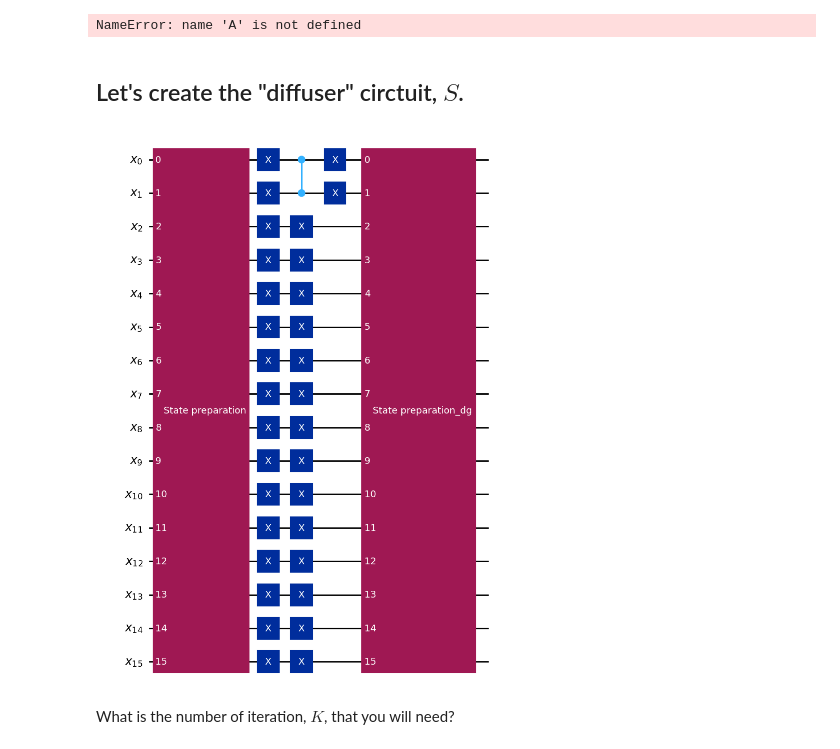
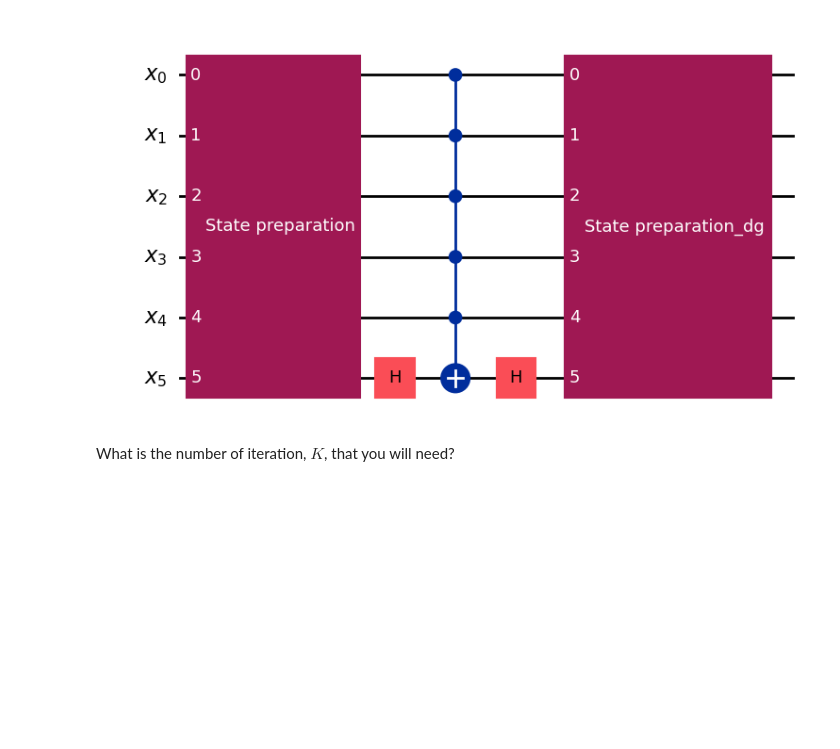
Before and after one commit to CatCan55/SudokuGrover, a Jupyter notebook: Sudoku_solver_with_Grover.ipynb, the cells around one changed output. Drawn from its saved outputs; the diff is of its cells as text; code cells hidden in the pictures; blank space fills up the shorter version.

```diff
--- a/Sudoku_solver_with_Grover.ipynb
+++ b/Sudoku_solver_with_Grover.ipynb
@@ -29,23 +73,15 @@ Successfully installed pylatexenc-2.10
 # %%
-quantum_register = QuantumRegister(size=32, name="x")
+quantum_register = QuantumRegister(size=2*emp, name="x")
 
 # Board has 16 boxes. each box is a number from 1 to 4.
-# A 2-qubit has a basis of 4 elements. So need 32 qubits since each box needs
-# 2 qubits. enumerate going across each row, left to right.
+# A 2-qubit has a basis of 4 elements. So need 2 qubits per empty so emp*2.
+# enumerate going across each row, left to right.
 
 state_preparation_circuit = QuantumCircuit(quantum_register, name="State preparation")
 
-# Put four ones on the board - do 1 (00), 2 (01), 3 (10), 4 (11) across top row
+# make states equally likely by applying Hadamard gate
 
-state_preparation_circuit.x(quantum_register[3])
-
-state_preparation_circuit.x(quantum_register[4])
-
-state_preparation_circuit.x(quantum_register[6])
-state_preparation_circuit.x(quantum_register[7])
-
-# make remaining states equivalently likely
-
-state_preparation_circuit.h(quantum_register[8:32])
+state_preparation_circuit.h(quantum_register)
 
 state_preparation_circuit.draw(output="mpl")
+Prep = state_preparation_circuit.to_gate()
@@ -56,33 +87,0 @@ Prep = state_preparation_circuit.to_gate()
-# %%
-#instead of adder like in the second notebook, we need to check when two cells are equal?
-# given a block, check with 3 others in row, 3 others in column, and 1 other in box = 7
-# have 16*7 = 112 boxes, and each pair then counted twice so just need 56
-
-ancilla_register = AncillaRegister(size=56, name="y")
-
-marker_circuit = QuantumCircuit(quantum_register, ancilla_register, name="marker")
-
-### I'm not sure how to define A so that it checks pairs.
-# for each cell I need to check if it equals any of the others in the box,
-# across the row, and down the column. so for [0] and [1] I set it to 00 state
-# which is 1. then I need to check if [2-3], [4-5], [6-7] are in 00, then
- # [8-9], [16-17], and [24-25], and then the one diagonal down which is [10-11].
- # how to automate that?
-
- # the rest of this code is from the workbook #2 from class
-
-marker_circuit.compose(A, inplace=True)
-
-marker_circuit.x(ancilla_register[0])
-marker_circuit.cz(ancilla_register[0], ancilla_register[1])
-marker_circuit.x(ancilla_register[0])
-
-marker_circuit.compose(Adg, inplace=True)
-
-###
-
-marker_circuit.draw(output="mpl")
-# %% [output]
-NameError: name 'A' is not defined
-# %% [markdown]
-## Let's create the "diffuser" circtuit, $S$.
@@ -89,22 +214,30 @@ NameError: name 'A' is not defined
 # %%
 
 diffuser_circuit = QuantumCircuit(quantum_register, name="diffuser")
 
 ### write the rest of the code below
 
 diffuser_circuit.compose(Prep, inplace=True)
 
-diffuser_circuit.x(quantum_register)
-diffuser_circuit.cz(quantum_register[0], quantum_register[1])
-diffuser_circuit.x(quantum_register)
+# =============================================================
+# Multi-Controlled Z (The Phase Flip)
+# =============================================================
+# We use the last qubit as the target, and all preceding qubits as controls.
+
+target_qubit = quantum_register[-1]
+control_qubits = quantum_register[:-1]
+
+diffuser_circuit.h(target_qubit)
+diffuser_circuit.mcx(control_qubits, target_qubit)
+diffuser_circuit.h(target_qubit)
 
 diffuser_circuit.compose(Prep.inverse(), inplace=True)
 
 ###
 
 diffuser_circuit.draw(output="mpl")
 # %% [output]
-[figure, old version]
+[figure, new version]
 # %%
 U = marker_circuit.to_gate()
 D = diffuser_circuit.to_gate()
```
Also changed, not shown: parts of 13 cells of this notebook.
